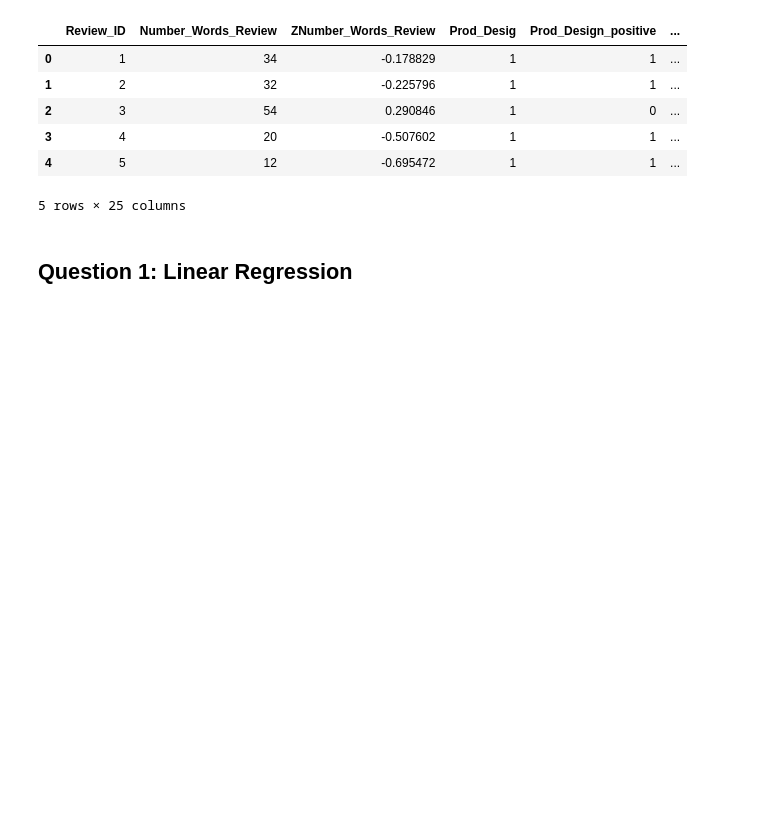
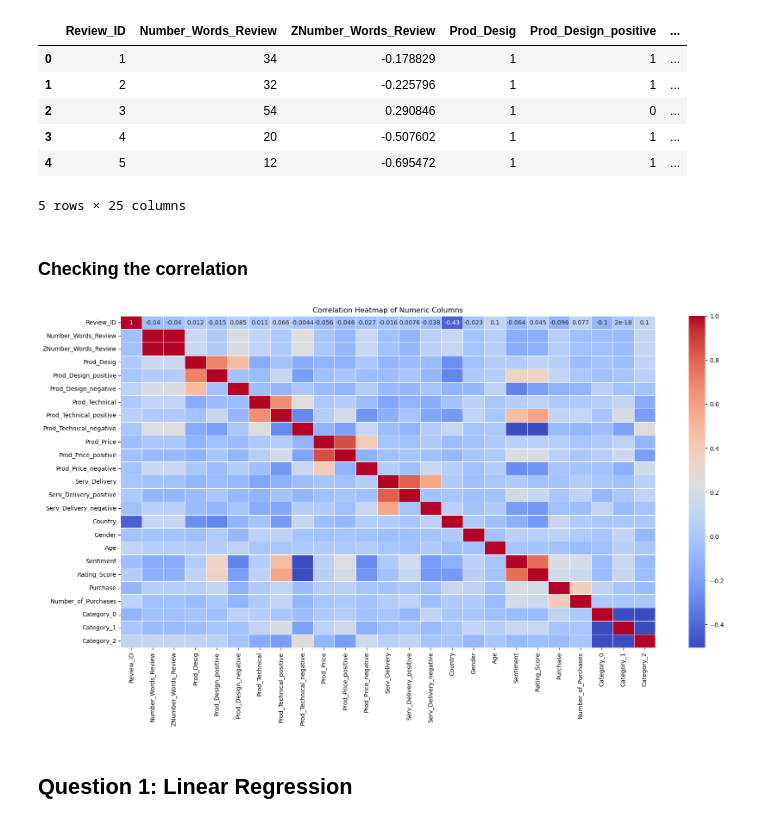
Before and after one commit to simoneassirelli/CMA_groupwork, a Jupyter notebook: notebook.ipynb, the cells around one changed output. Cells and saved outputs as stored; diff of their text form; code cells hidden in the pictures; blank space fills up the shorter version.

```diff
--- a/notebook.ipynb
+++ b/notebook.ipynb
@@ -69,6 +70,26 @@ df.head()
 | 3 | 4 | 20 | -0.507602 | 1 | 1 | ... |
 | 4 | 5 | 12 | -0.695472 | 1 | 1 | ... |
 5 rows × 25 columns
+# %% [markdown]
+### Checking the correlation
+# %%
+import seaborn as sns
+import matplotlib.pyplot as plt
+
+# Assuming df is your DataFrame with both numeric and non-numeric columns
+# Here, df.select_dtypes() filters only numeric columns
+numeric_df = df.select_dtypes(include=['int', 'float'])
+
+# Compute correlation matrix
+corr_matrix = numeric_df.corr()
+
+# Create heatmap
+plt.figure(figsize=(20, 10))
+sns.heatmap(corr_matrix, annot=True, cmap='coolwarm', linewidths=0.5)
+plt.title('Correlation Heatmap of Numeric Columns')
+plt.show()
+# %% [output]
+[figure, added]
 # %% [markdown]
 ## Question 1: Linear Regression
 # %% [markdown]
```
Also changed, not shown: parts of 8 cells of this notebook.
